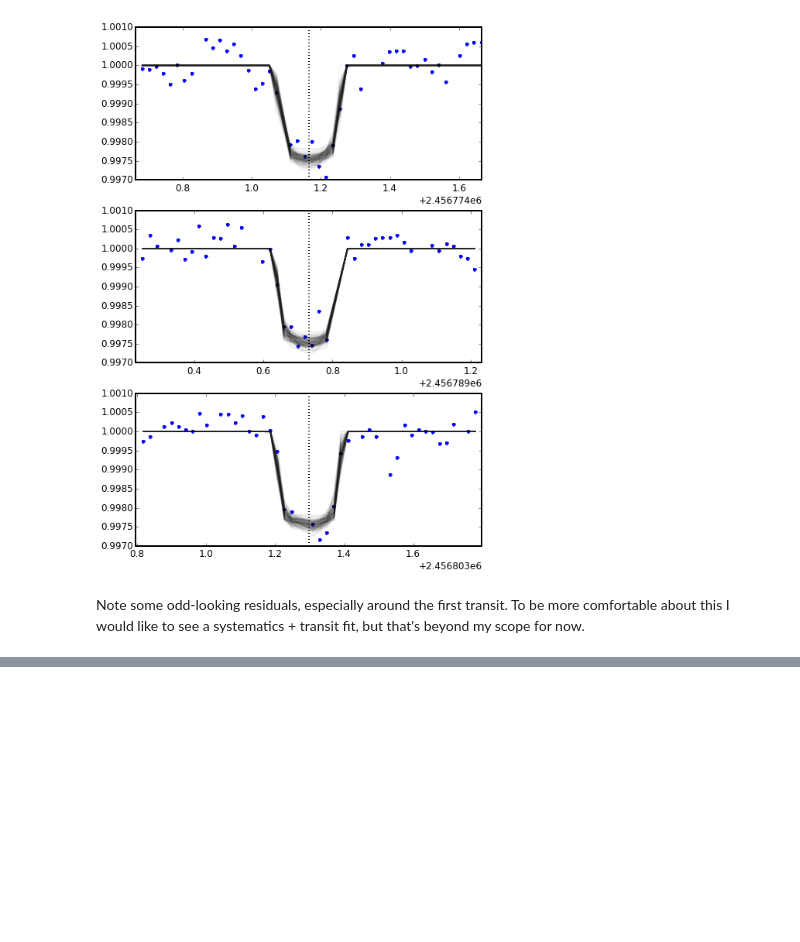
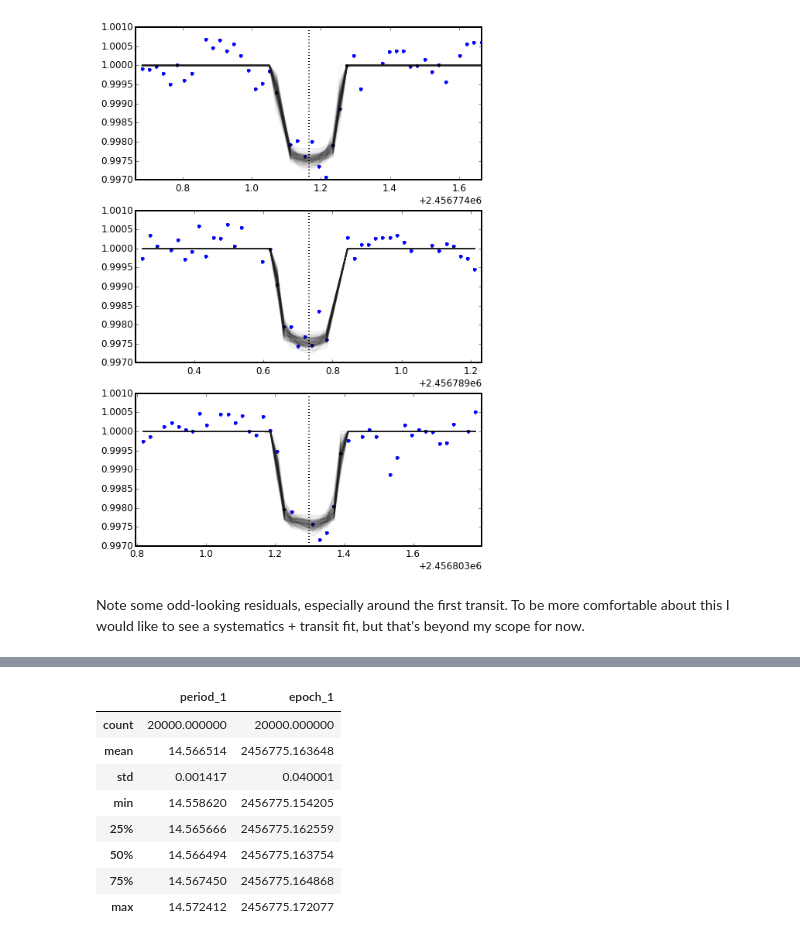
Before and after one commit to timothydmorton/transit-fitting, a Jupyter notebook: notebooks/k2_testing.ipynb, the cells around one changed output, grey strips where cells are left out. Cells and saved outputs as stored; diff of their text form; code cells hidden in the pictures; blank space fills up the shorter version.

```diff
--- a/notebooks/k2_testing.ipynb
+++ b/notebooks/k2_testing.ipynb
@@ -80,0 +94,12 @@ Note some odd-looking residuals, especially around the first transit.  To be mor
+# %%
+mod2.samples[['period_1','epoch_1']].describe()
+# %% [output]
+|  | period_1 | epoch_1 |
+| count | 20000.000000 | 20000.000000 |
+| mean | 14.566514 | 2456775.163648 |
+| std | 0.001417 | 0.040001 |
+| min | 14.558620 | 2456775.154205 |
+| 25% | 14.565666 | 2456775.162559 |
+| 50% | 14.566494 | 2456775.163754 |
+| 75% | 14.567450 | 2456775.164868 |
+| max | 14.572412 | 2456775.172077 |
```
Also changed, not shown: parts of 4 cells of this notebook, 1 other file.
